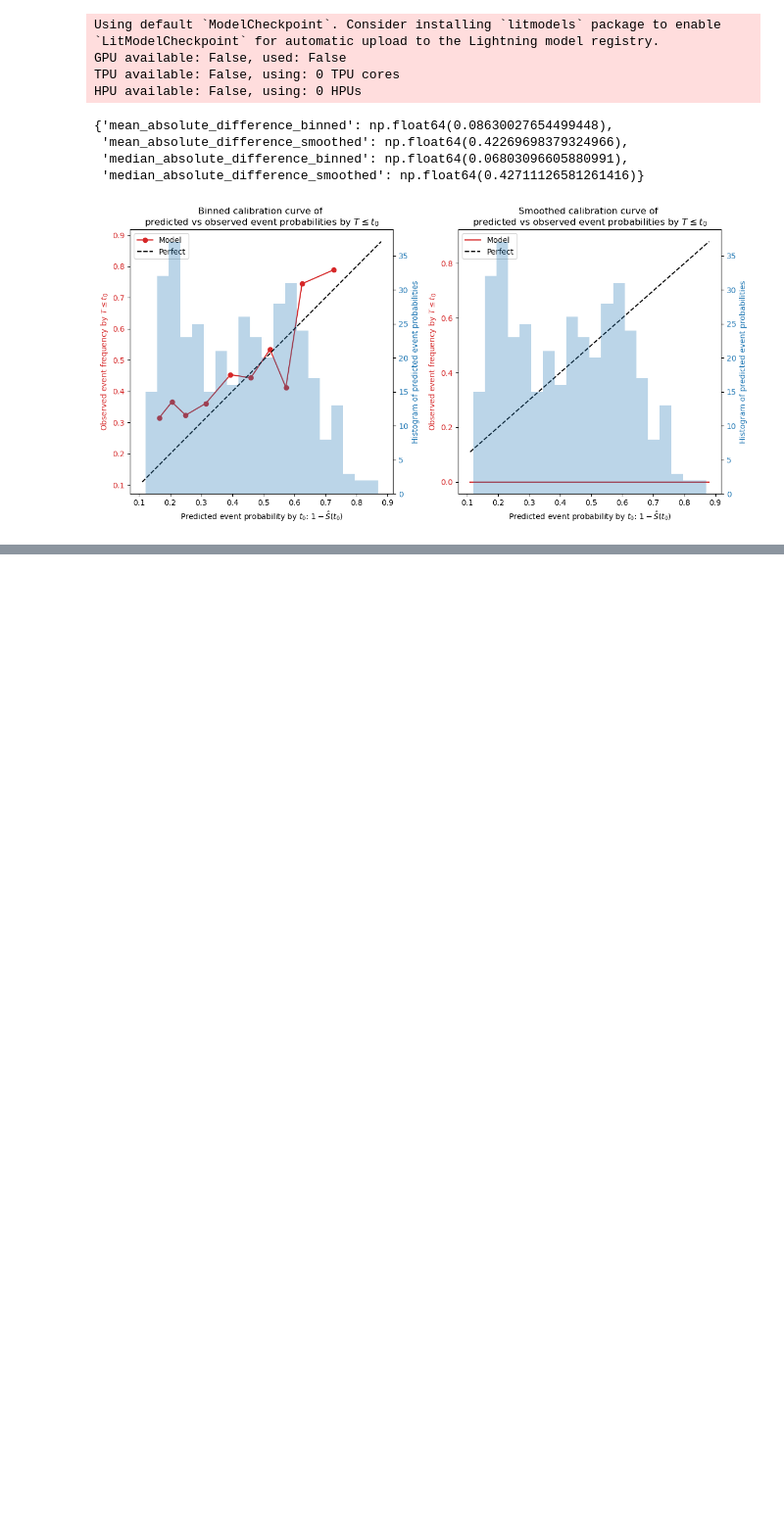
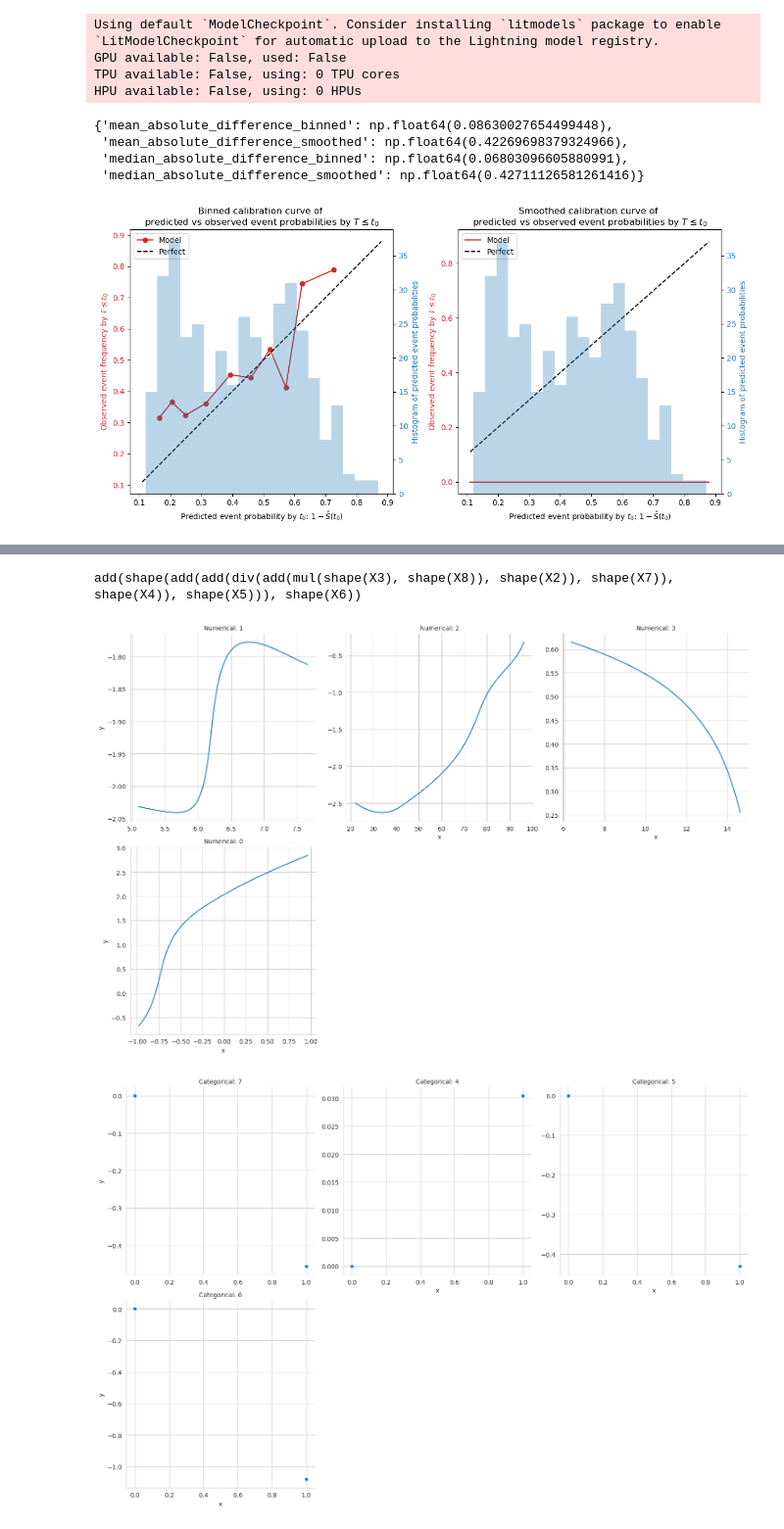
Before and after one commit to steliosbl/SurvSHAREs, a Jupyter notebook: share_survival_train.ipynb, the cells around one changed output, grey strips where cells are left out. Shown at 98% size. Saved outputs shown, nothing was run; the diff lists cells and outputs as text; code cells hidden in the pictures; blank space fills up the shorter version.

Commit message:
Inspected PH fitting results

```diff
--- a/share_survival_train.ipynb
+++ b/share_survival_train.ipynb
@@ -4,5 +10,10 @@ import pandas as pd
 from pathlib import Path
 import torch
 
+import seaborn as sns
+sns.set_style("whitegrid")
+
+import wandb
+
 %load_ext autoreload
 %autoreload 2
@@ -195,0 +174,7 @@ HPU available: False, using: 0 HPUs
+# %%
+timestamp = '2025-05-27T16.30.37'
+checkpoint_dir = Path("data/checkpoints/metabric_npll_shrink_npll_approximate")
+
+results_df = pd.read_csv(checkpoint_dir / timestamp / "results.csv")
+best_share = results_df.sort_values('raw_fitness').iloc[0]
+best_share
@@ -195,0 +193,20 @@ HPU available: False, using: 0 HPUs
+# %%
+from experiments.utils import load_share_from_checkpoint
+best_model = load_share_from_checkpoint(
+    timestamp,
+    best_share.equation,
+    checkpoint_dir=checkpoint_dir,
+    task="survival",
+    n_features=len(dataset.features),
+    equation_id=best_share.id,
+    loss_fn=approximateNpllLoss(),
+    categorical_variables_dict=dataset.categorical_values,
+    program_class=SurvProgram,
+)
+# %% [output]
+add(shape(add(add(div(add(mul(shape(X3), shape(X8)), shape(X2)), shape(X7)), shape(X4)), shape(X5))), shape(X6))
+# %%
+best_model._program.plot_shape_functions(dataset.numerical_ranges, dataset.categorical_values)
+# %% [output]
+[figure, added]
+[figure, added]
```
Also changed, not shown: parts of 13 cells of this notebook, 1 other file.
